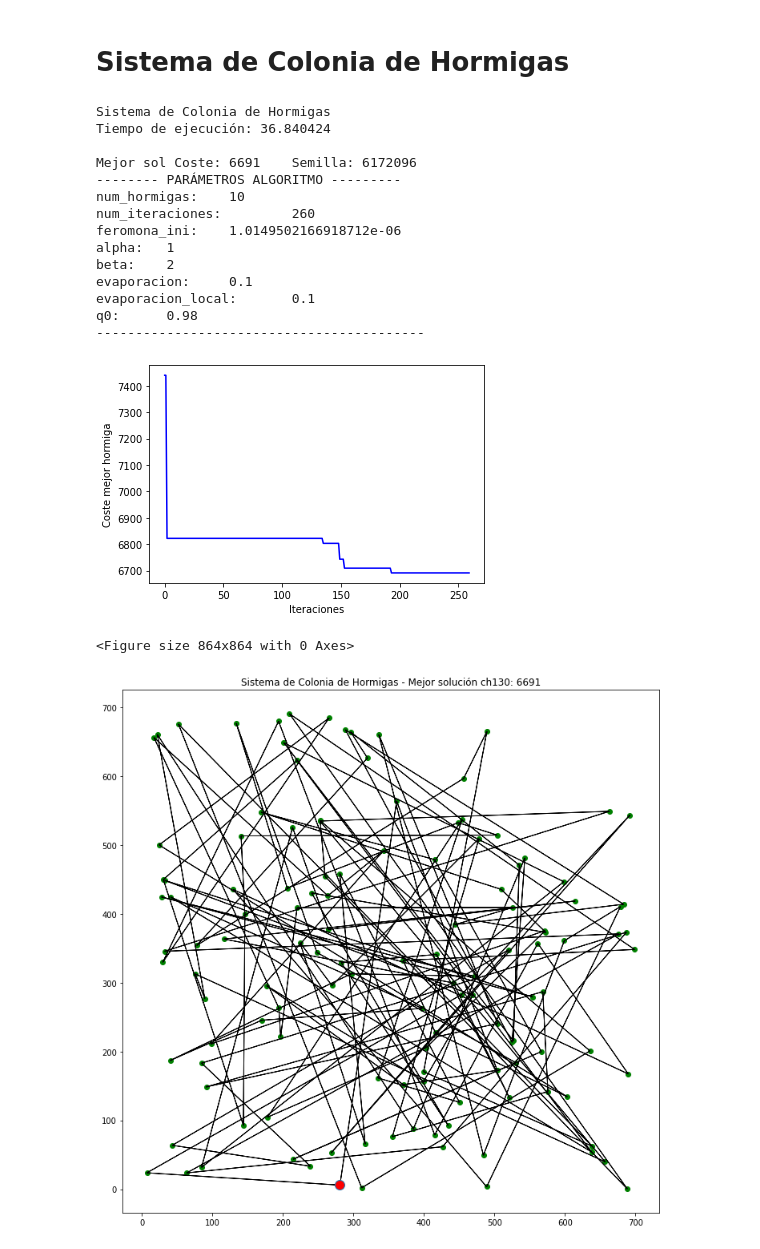
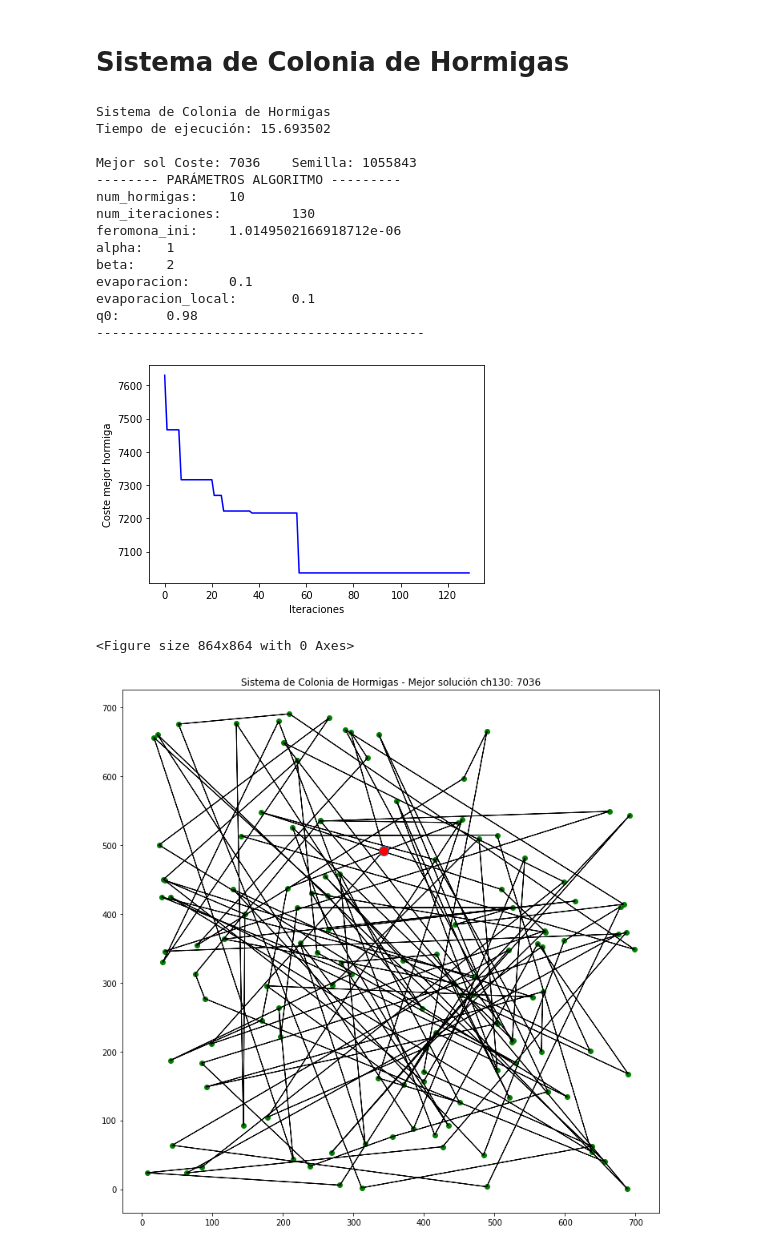
Before and after one commit to VictorNarov/AlgoritmosGeneticosTSP, a Jupyter notebook: 4 Hormigas SH.ipynb, the cells around one changed output. Drawn from its saved outputs; the diff is of its cells as text; code cells hidden in the pictures.

```diff
--- a/4 Hormigas SH.ipynb
+++ b/4 Hormigas SH.ipynb
@@ -24,6 +25,8 @@ def algoritmo_SH(semilla, num_nodos, distancias, num_hormigas, num_iteraciones,
 
     mejor_global = None
     for it in range(num_iteraciones):
+
+        sys.__stdout__.write(f"It:{it}\n")
 
         # Inicializamos las hormigas al nodo inicial
         hormigas = []
@@ -51,6 +54,7 @@ def algoritmo_SH(semilla, num_nodos, distancias, num_hormigas, num_iteraciones,
         xs.append(it)
         ys.append(mejor_global.coste)
 
+
     return [mejor_global, semilla, xs, ys]
 # %%
 def algoritmo_SHE(semilla, num_nodos, distancias, num_hormigas, num_iteraciones, feromona_ini, heuristica, alpha, beta, evaporacion, num_elite, nodo_inicial=None):
@@ -70,6 +74,8 @@ def algoritmo_SHE(semilla, num_nodos, distancias, num_hormigas, num_iteraciones,
 
     mejor_global = None
     for it in range(num_iteraciones):
+
+        sys.__stdout__.write(f"It:{it}\n")
 
         # Inicializamos las hormigas al nodo inicial
         hormigas = []
@@ -116,6 +122,8 @@ def algoritmo_SCH(semilla, num_nodos, distancias, num_hormigas, num_iteraciones,
 
     mejor_global = None
     for it in range(num_iteraciones):
+
+        sys.__stdout__.write(f"It:{it}\n")
 
         # Inicializamos las hormigas al nodo inicial
         hormigas = []
@@ -236,7 +341,7 @@ semilla = random.randint(0,9999999)
 
 # PARAMETROS DEL ALGORITMO
 num_hormigas = 10
-num_iteraciones = num_nodos * 2
+num_iteraciones = num_nodos
 feromona_ini = 1 / (num_nodos * getCosteCamino(algoritmoGreedy(distancias), distancias))
 alpha = 1
 beta = 2
@@ -270,6 +375,7 @@ print("feromona_ini:\t", feromona_ini)
 print("alpha:\t", alpha)
 print("beta:\t", beta)
 print("evaporacion:\t", evaporacion)
+print("num_elite:\t", num_elite)
 print("------------------------------------------")
 
 
@@ -277,9 +383,5 @@ xs = resultados[2]
 ys = resultados[3]
 
 plt_dynamic(fig, xs, ys, ax)
-
-
-titulo = algoritmo + " - Mejor solución " + fichero + ": " + str(coste)
-pintaCamino(resultados[0].camino, nodos, titulo)
 # %% [output]
 Sistema de Hormigas Elitista
@@ -302,7 +497,7 @@ semilla = random.randint(0,9999999)
 
 # PARAMETROS DEL ALGORITMO
 num_hormigas = 10
-num_iteraciones = 2 * num_nodos
+num_iteraciones = num_nodos
 feromona_ini = 1 / (num_nodos * getCosteCamino(algoritmoGreedy(distancias), distancias))
 alpha = 1
 beta = 2
@@ -330,39 +525,35 @@ coste = resultados[0].coste
 
 print("Mejor sol Coste: %s \t Semilla: %s" % (coste, semilla) )
 print("-------- PARÁMETROS ALGORITMO ---------")
 print("num_hormigas:\t", num_hormigas)
 print("num_iteraciones:\t", num_iteraciones)
 print("feromona_ini:\t", feromona_ini)
 print("alpha:\t", alpha)
 print("beta:\t", beta)
 print("evaporacion:\t", evaporacion)
 print("evaporacion_local:\t", evaporacion_local)
 print("q0:\t", q0)
 print("------------------------------------------")
 
 xs = resultados[2]
 ys = resultados[3]
 
 plt_dynamic(fig, xs, ys, ax)
-
-
-titulo = algoritmo + " - Mejor solución " + fichero + ": " + str(coste)
-pintaCamino(resultados[0].camino, nodos, titulo)
 # %% [output]
 Sistema de Colonia de Hormigas
-Tiempo de ejecución: 36.840424
+Tiempo de ejecución: 15.693502
 
-Mejor sol Coste: 6691    Semilla: 6172096
+Mejor sol Coste: 7036    Semilla: 1055843
 -------- PARÁMETROS ALGORITMO ---------
 num_hormigas:    10
-num_iteraciones:         260
+num_iteraciones:         130
 feromona_ini:    1.0149502166918712e-06
 alpha:   1
 beta:    2
 evaporacion:     0.1
 evaporacion_local:       0.1
 q0:      0.98
 ------------------------------------------
-[figure, old version]
+[figure, new version]
 <Figure size 864x864 with 0 Axes>
-[figure, old version]
+[figure, new version]
```
Also changed, not shown: parts of 9 cells of this notebook.
